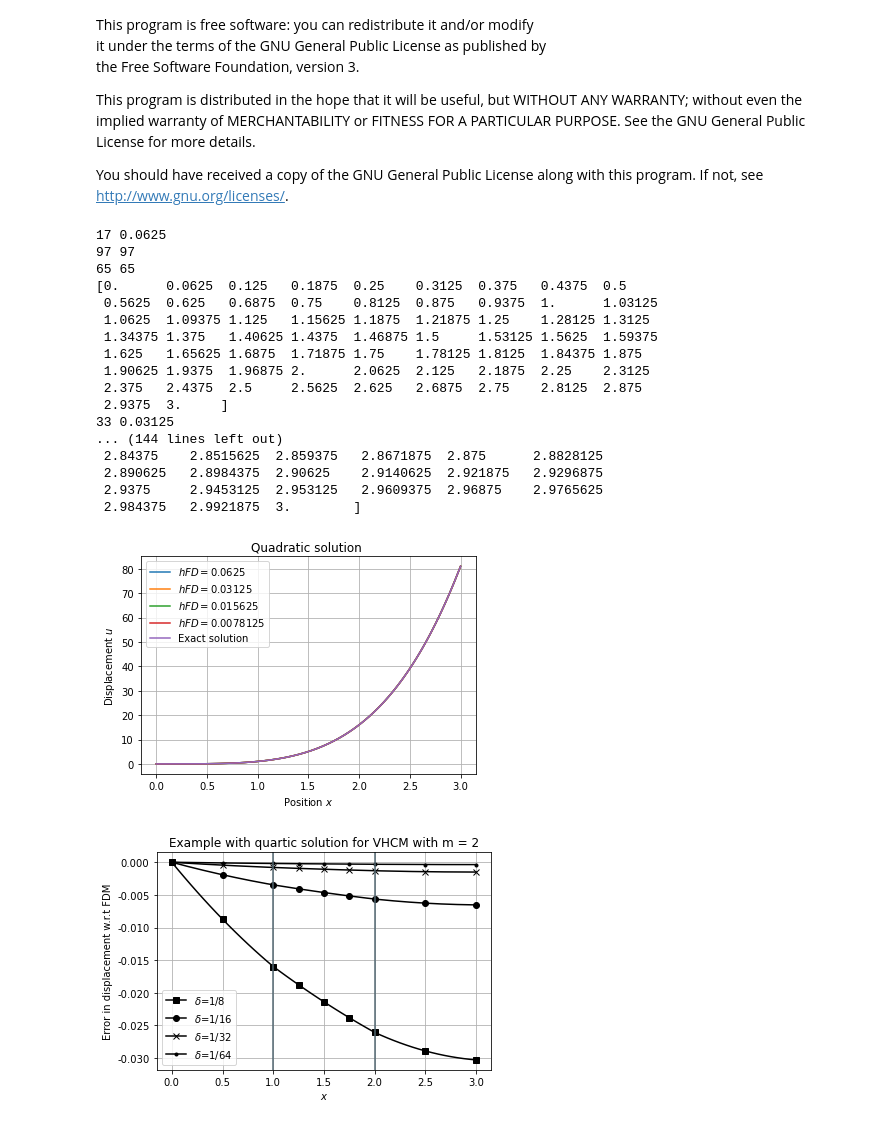
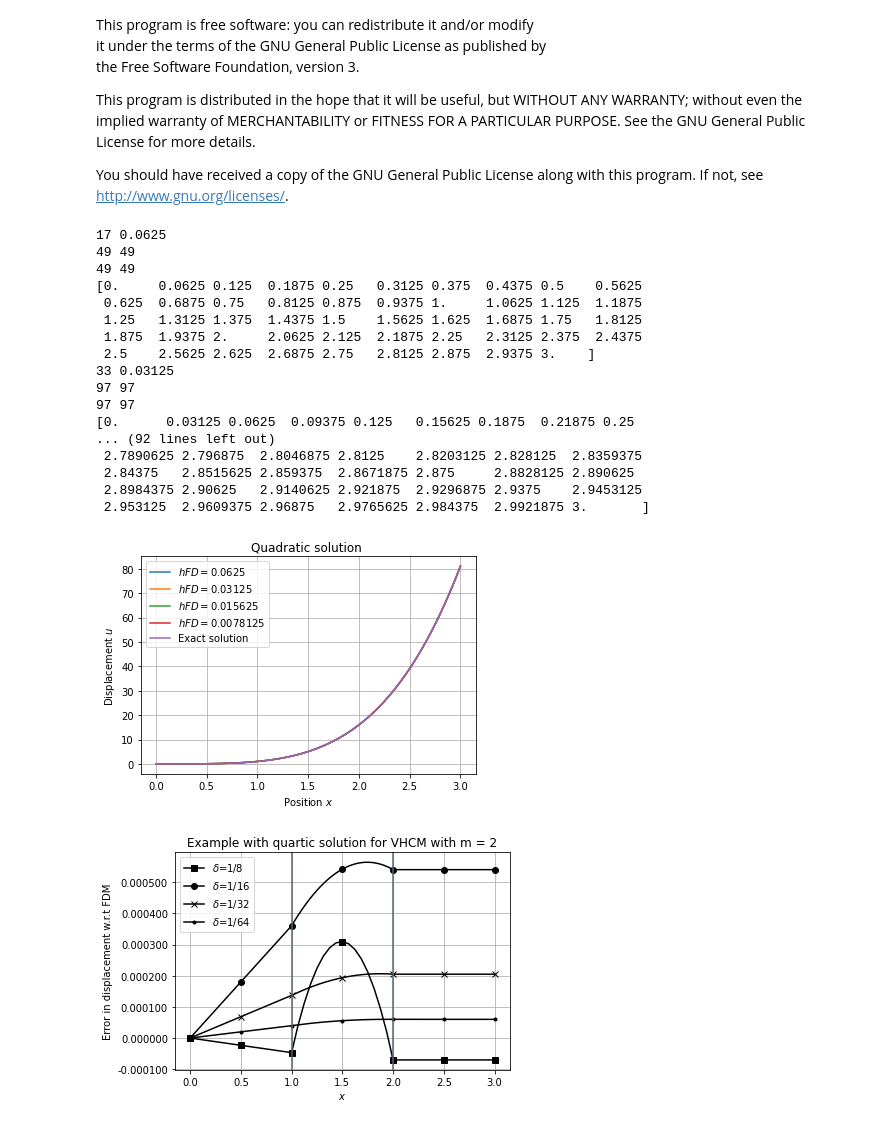
Before and after one commit to diehlpk/reusommer21, a Jupyter notebook: Coupling-VHM-Neumann.ipynb, the cells around one changed output. Saved outputs shown, nothing was run; the diff lists cells and outputs as text; code cells hidden in the pictures.

```diff
--- a/Coupling-VHM-Neumann.ipynb
+++ b/Coupling-VHM-Neumann.ipynb
@@ -238,12 +238,12 @@ def compute(i):
 
     u = solve(M,f)
 
-    x1 = x[0:nodes]
-    x2 = x[nodes+1:mid+1]
+    x1 = x[0:nodes-1]
+    x2 = x[nodes:mid+1:2]
     x3 = x[mid+2:len(x)]
 
-    u1 = u[0:nodes]
-    u2 = u[nodes+1:mid+1]
+    u1 = u[0:nodes-1]
+    u2 = u[nodes:mid+1:2]
     u3 = u[mid+2:len(x)]
 
     x = np.concatenate([x1,x2,x3])
@@ -252,25 +252,26 @@ def compute(i):
     plt.plot(x,u,label="$hFD=$"+str(h))
     plt.grid(True)
 
-    x = np.arange(0,3+h/2,h/2)
+    x = np.arange(0,3+h,h)
     interval = int(len(x)/3)
 
     forceFD = forceFull(len(x),x)
-    MFD = FDM(len(x),h/2)
+    MFD = FDM(len(x),h)
 
     uFM = solve(MFD,forceFD)
 
     print(len(uFM),len(x))
 
-    x1 = x[0:interval:2]
-    x2 = x[interval:2*interval]
-    x3 = x[2*interval:len(x):2]
-    x = np.concatenate([x1,x2,x3])
+    #x1 = x[0:interval:2]
+    #x2 = x[interval:2*interval]
+    #x3 = x[2*interval:len(x):2]
+    #x = np.concatenate([x1,x2,x3])
 
-    uFD1 = uFM[0:interval:2]
-    uFD2 = uFM[interval:2*interval]
-    uFD3 = uFM[2*interval:len(uFM):2]
-    uFD = np.concatenate([uFD1,uFD2,uFD3])
+    #uFD1 = uFM[0:interval:2]
+    #uFD2 = uFM[interval:2*interval]
+    #uFD3 = uFM[2*interval:len(uFM):2]
+    #uFD = np.concatenate([uFD1,uFD2,uFD3])
+    uFD = uFM
 
     print(len(uFD),len(x))
     print(x)
@@ -300,45 +301,46 @@ plt.title(r"Quadratic solution ")
 plt.savefig("coupling-vhm-"+str(example)+"-dirchelt.pdf")
 # %% [output]
 17 0.0625
+49 49
+49 49
+[0.     0.0625 0.125  0.1875 0.25   0.3125 0.375  0.4375 0.5    0.5625
+ 0.625  0.6875 0.75   0.8125 0.875  0.9375 1.     1.0625 1.125  1.1875
+ 1.25   1.3125 1.375  1.4375 1.5    1.5625 1.625  1.6875 1.75   1.8125
+ 1.875  1.9375 2.     2.0625 2.125  2.1875 2.25   2.3125 2.375  2.4375
+ 2.5    2.5625 2.625  2.6875 2.75   2.8125 2.875  2.9375 3.    ]
+33 0.03125
 97 97
-65 65
-[0.      0.0625  0.125   0.1875  0.25    0.3125  0.375   0.4375  0.5
- 0.5625  0.625   0.6875  0.75    0.8125  0.875   0.9375  1.      1.03125
- 1.0625  1.09375 1.125   1.15625 1.1875  1.21875 1.25    1.28125 1.3125
- 1.34375 1.375   1.40625 1.4375  1.46875 1.5     1.53125 1.5625  1.59375
- 1.625   1.65625 1.6875  1.71875 1.75    1.78125 1.8125  1.84375 1.875
- 1.90625 1.9375  1.96875 2.      2.0625  2.125   2.1875  2.25    2.3125
- 2.375   2.4375  2.5     2.5625  2.625   2.6875  2.75    2.8125  2.875
- 2.9375  3.     ]
-33 0.03125
-... (144 lines left out)
- 2.84375    2.8515625  2.859375   2.8671875  2.875      2.8828125
- 2.890625   2.8984375  2.90625    2.9140625  2.921875   2.9296875
- 2.9375     2.9453125  2.953125   2.9609375  2.96875    2.9765625
- 2.984375   2.9921875  3.        ]
+97 97
+[0.      0.03125 0.0625  0.09375 0.125   0.15625 0.1875  0.21875 0.25
+... (92 lines left out)
+ 2.7890625 2.796875  2.8046875 2.8125    2.8203125 2.828125  2.8359375
+ 2.84375   2.8515625 2.859375  2.8671875 2.875     2.8828125 2.890625
+ 2.8984375 2.90625   2.9140625 2.921875  2.9296875 2.9375    2.9453125
+ 2.953125  2.9609375 2.96875   2.9765625 2.984375  2.9921875 3.       ]
 [figure]
 # %%
 plt.clf()
 markers = ['s','o','x','.']
 level = [8,16,32,64]
 
 for i in range(0,len(xLocal)):
     #print(xLocal[i])
     #print(uLocal[i])
     n = np.power(2,i+4)
     plt.plot(xLocal[i],uLocal[i]-uCoupled[i],color="black",marker=markers[i],markevery=level[i],label=r"$\delta$=1/"+str(int(n/2)))
 
+
+plt.gca().yaxis.set_major_formatter(FormatStrFormatter('%0.6f'))
 plt.xlabel(r"$x$")
 plt.ylabel(r"Error in displacement w.r.t FDM")
 plt.title(r"Example with " + str(example).lower() + " solution for VHCM with m = 2")
 plt.grid()
 plt.axvline(x=1,c="#536872")
 plt.axvline(x=2,c="#536872")
 plt.legend()
-plt.gca().yaxis.set_major_formatter(FormatStrFormatter('%0.3f'))
 plt.savefig("coupling-vhm-"+str(example)+"-neumann-error.pdf",bbox_inches='tight')
 
 if has_condition :
     np.savetxt("con_vhcm_n.csv", con, delimiter=",")
 # %% [output]
-[figure, old version]
+[figure, new version]
```
Also changed, not shown: 2 other files.
